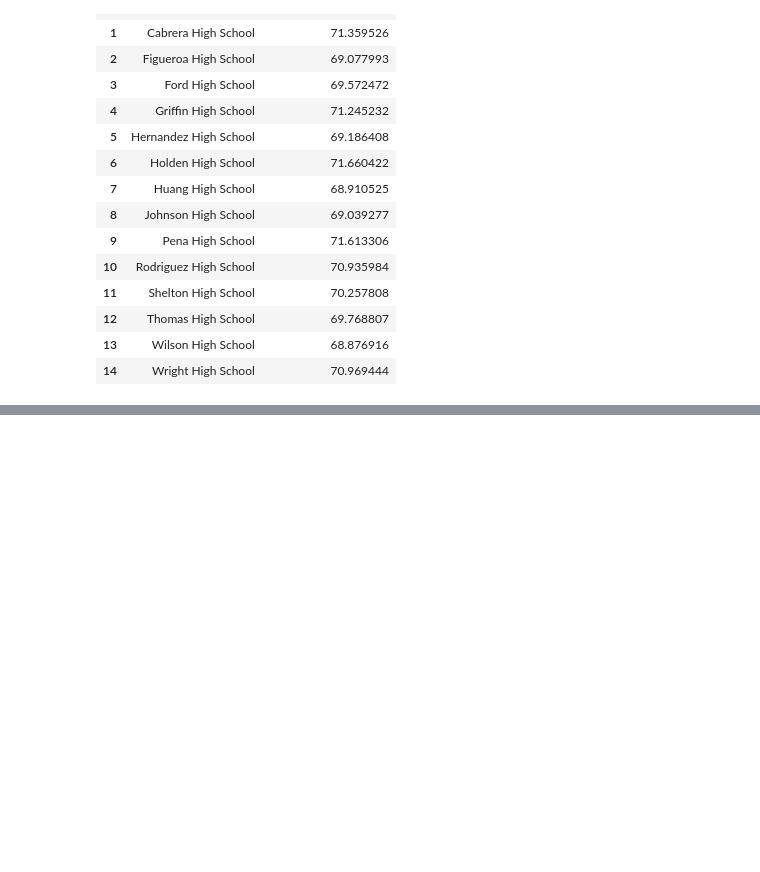
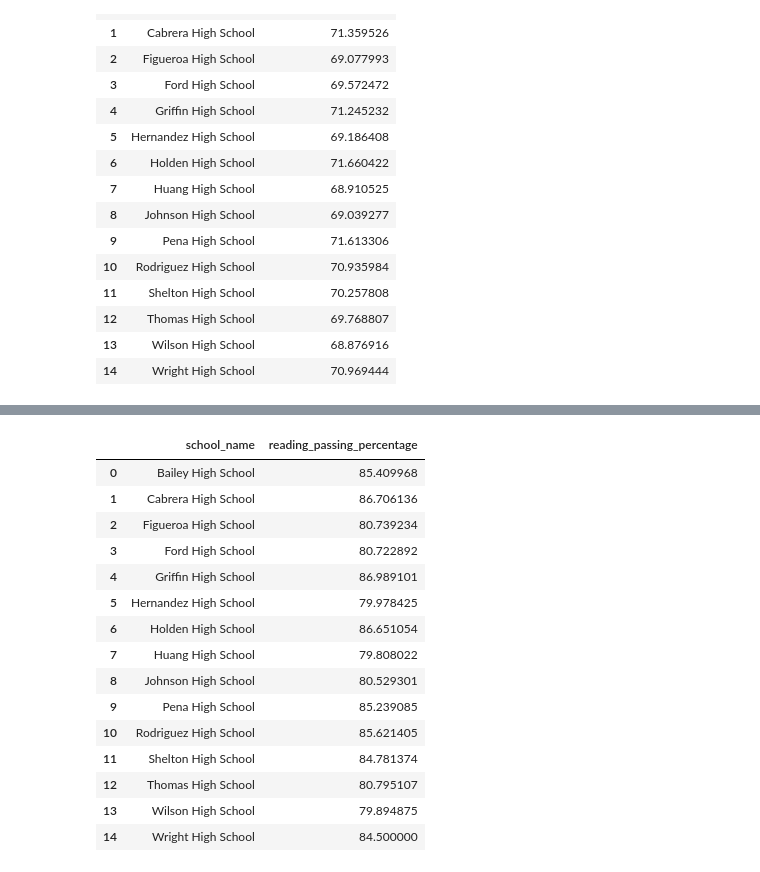
Before and after one commit to yslavcom-code/pandas-challenge, a Jupyter notebook: report.ipynb, the cells around one changed output, grey strips where cells are left out. Drawn from its saved outputs; the diff is of its cells as text; code cells hidden in the pictures; blank space fills up the shorter version.

```diff
--- a/report.ipynb
+++ b/report.ipynb
@@ -236,0 +267,19 @@ per_school_reading
+# %%
+school_passing_reading
+# %% [output]
+|  | school_name | reading_passing_percentage |
+| 0 | Bailey High School | 85.409968 |
+| 1 | Cabrera High School | 86.706136 |
+| 2 | Figueroa High School | 80.739234 |
+| 3 | Ford High School | 80.722892 |
+| 4 | Griffin High School | 86.989101 |
+| 5 | Hernandez High School | 79.978425 |
+| 6 | Holden High School | 86.651054 |
+| 7 | Huang High School | 79.808022 |
+| 8 | Johnson High School | 80.529301 |
+| 9 | Pena High School | 85.239085 |
+| 10 | Rodriguez High School | 85.621405 |
+| 11 | Shelton High School | 84.781374 |
+| 12 | Thomas High School | 80.795107 |
+| 13 | Wilson High School | 79.894875 |
+| 14 | Wright High School | 84.500000 |
```
Also changed, not shown: parts of 2 cells of this notebook.
